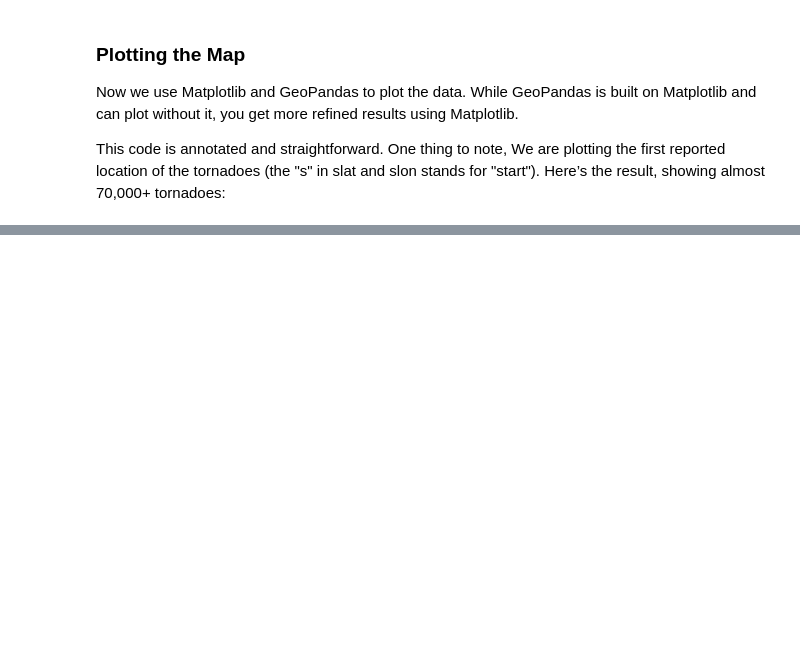
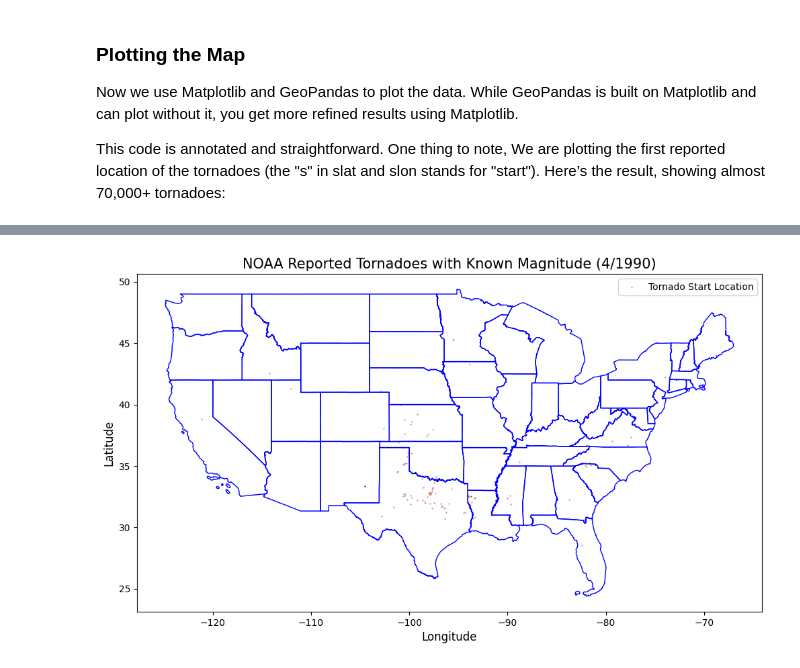
Before and after one commit to munshisaifuzzaman/Fury-In-Motion, a Jupyter notebook: notebooks/Explore.ipynb, the cells around one changed output, grey strips where cells are left out. Drawn from its saved outputs; the diff is of its cells as text; code cells hidden in the pictures; blank space fills up the shorter version.

```diff
--- a/notebooks/Explore.ipynb
+++ b/notebooks/Explore.ipynb
@@ -169,0 +172,38 @@ plot_tornadoes_by_period(gdf, 1950, 2023)
+# %%
+# implementing monthly selections
+# Function to plot tornadoes for a given month on the US map
+def plot_tornadoes_by_month(gdf, year, month):
+    # Plot the filtered data:
+    fig, ax = plt.subplots(1, 1, figsize=(12, 9))
+
+    # Plot the state borders:
+    clipped_states.plot(ax=ax,
+                        color='none',
+                        edgecolor='blue',
+                        linewidth=1)
+
+    # Filter data for the specified period
+    gdf_period = gdf[(gdf['yr'] == year) & (gdf['mo'] == month)]
+
+    # Plot the tornado locations:
+    gdf_period.plot(ax=ax,
+             color='maroon',
+             marker='.',
+             markersize=1,
+             alpha=0.5,
+             label='Tornado Start Location')
+
+    plt.title(f"NOAA Reported Tornadoes with Known Magnitude ({month}/{year})",
+              fontsize=15)
+    plt.xlabel('Longitude', fontsize=12)
+    plt.ylabel('Latitude', fontsize=12)
+    plt.legend()
+
+    plt.show()
+
+# Plot for both periods using the function
+plot_tornadoes_by_month(gdf, 1990, 4)
+
+# TODO: add weather station displays
+# %% [output]
+[figure, added]
```
Also changed, not shown: parts of 3 cells of this notebook.
